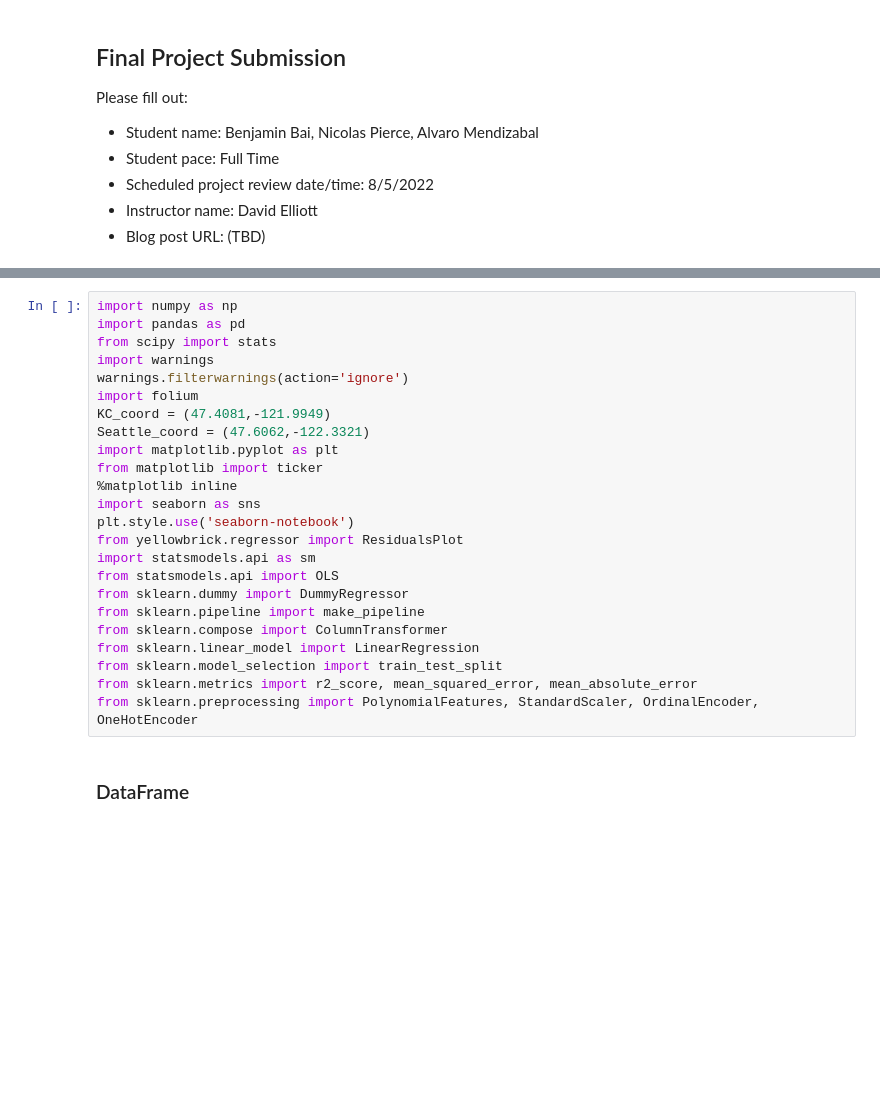
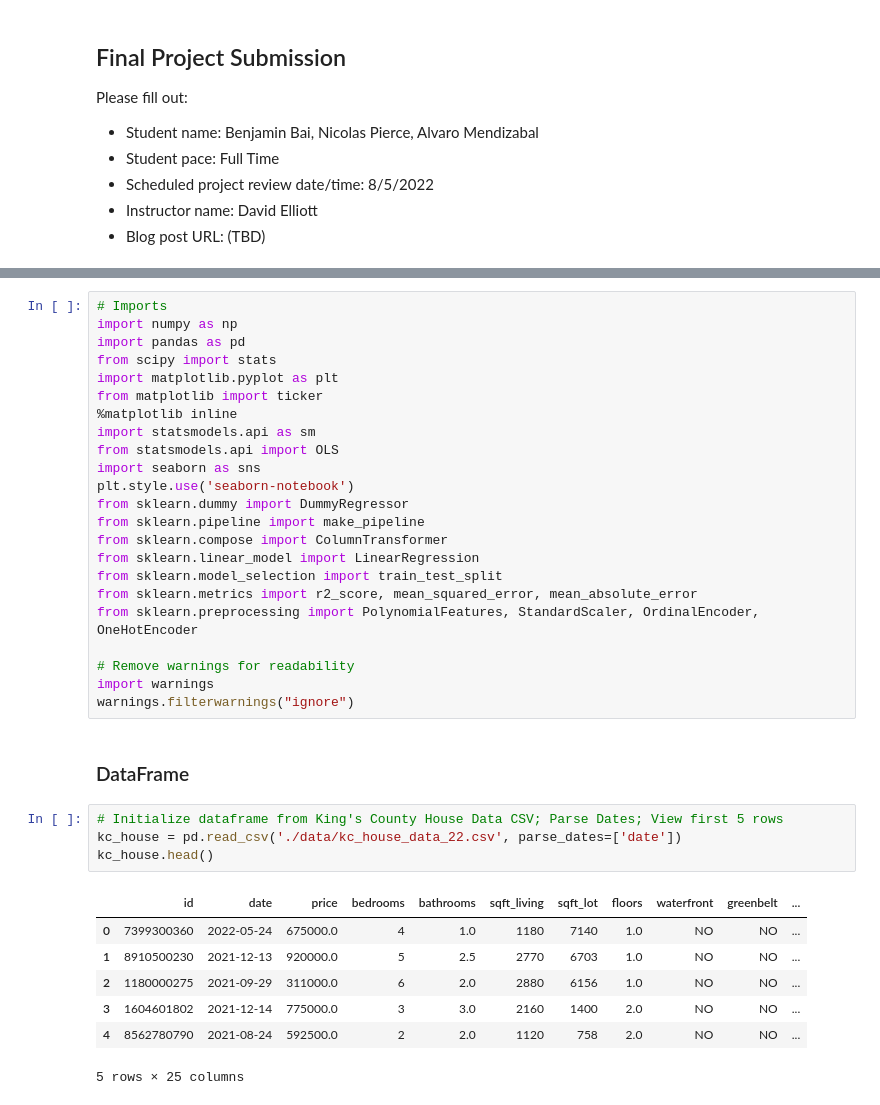
Before and after one commit to alvaromendizabal/dsc-phase-2-project-v2-3, a Jupyter notebook: notebook_final.ipynb, the cells around one changed output, grey strips where cells are left out. Drawn from its saved outputs; the diff is of its cells as text; blank space fills up the shorter version.

```diff
--- a/notebook_final.ipynb
+++ b/notebook_final.ipynb
@@ -12,20 +60,15 @@ Please fill out:
 # %%
+# Imports
 import numpy as np
 import pandas as pd
 from scipy import stats
-import warnings
-warnings.filterwarnings(action='ignore')
-import folium
-KC_coord = (47.4081,-121.9949)
-Seattle_coord = (47.6062,-122.3321)
 import matplotlib.pyplot as plt
 from matplotlib import ticker
 %matplotlib inline
+import statsmodels.api as sm
+from statsmodels.api import OLS
 import seaborn as sns
 plt.style.use('seaborn-notebook')
-from yellowbrick.regressor import ResidualsPlot
-import statsmodels.api as sm
-from statsmodels.api import OLS
 from sklearn.dummy import DummyRegressor
 from sklearn.pipeline import make_pipeline
 from sklearn.compose import ColumnTransformer
@@ -33,5 +76,21 @@ from sklearn.linear_model import LinearRegression
 from sklearn.model_selection import train_test_split
 from sklearn.metrics import r2_score, mean_squared_error, mean_absolute_error
 from sklearn.preprocessing import PolynomialFeatures, StandardScaler, OrdinalEncoder, OneHotEncoder
+
+# Remove warnings for readability
+import warnings
+warnings.filterwarnings("ignore")
 # %% [markdown]
 ### DataFrame
+# %%
+# Initialize dataframe from King's County House Data CSV; Parse Dates; View first 5 rows
+kc_house = pd.read_csv('./data/kc_house_data_22.csv', parse_dates=['date'])
+kc_house.head()
+# %% [output]
+|  | id | date | price | bedrooms | bathrooms | sqft_living | sqft_lot | floors | waterfront | greenbelt | ... |
+| 0 | 7399300360 | 2022-05-24 | 675000.0 | 4 | 1.0 | 1180 | 7140 | 1.0 | NO | NO | ... |
+| 1 | 8910500230 | 2021-12-13 | 920000.0 | 5 | 2.5 | 2770 | 6703 | 1.0 | NO | NO | ... |
+| 2 | 1180000275 | 2021-09-29 | 311000.0 | 6 | 2.0 | 2880 | 6156 | 1.0 | NO | NO | ... |
+| 3 | 1604601802 | 2021-12-14 | 775000.0 | 3 | 3.0 | 2160 | 1400 | 2.0 | NO | NO | ... |
+| 4 | 8562780790 | 2021-08-24 | 592500.0 | 2 | 2.0 | 1120 | 758 | 2.0 | NO | NO | ... |
+5 rows × 25 columns
```
Also changed, not shown: parts of 38 cells of this notebook.
